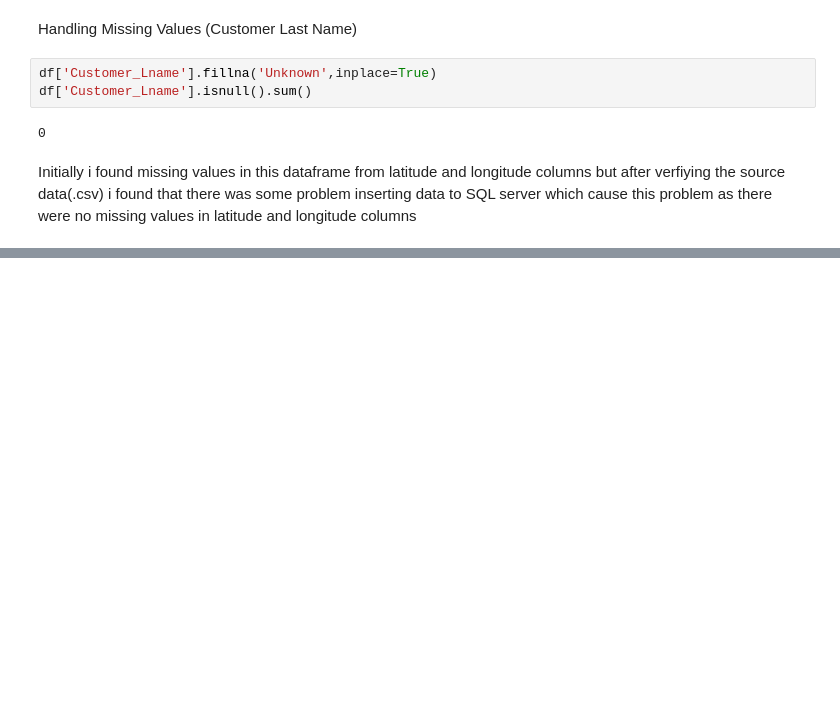
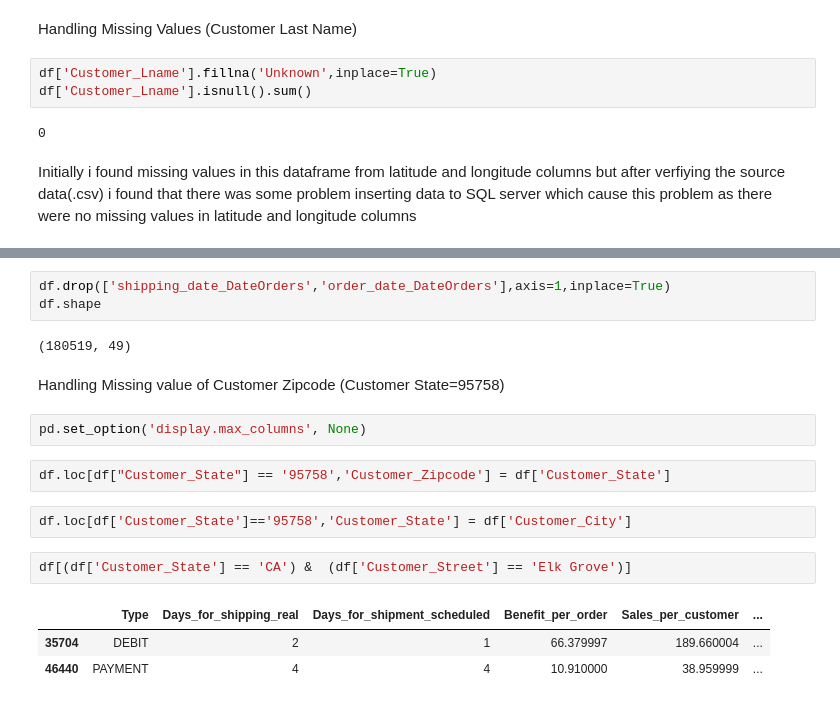
Before and after one commit to RutulPatel3/DataCoSupplyChain_DataAnalysisProject, a Jupyter notebook: python/EDA.ipynb, the cells around one changed output, grey strips where cells are left out. Saved outputs shown, nothing was run; the diff lists cells and outputs as text; blank space fills up the shorter version.

```diff
--- a/python/EDA.ipynb
+++ b/python/EDA.ipynb
@@ -183,0 +298,19 @@ Initially i found missing values in this dataframe from latitude and longitude c
+# %%
+df.drop(['shipping_date_DateOrders','order_date_DateOrders'],axis=1,inplace=True)
+df.shape
+# %% [output]
+(180519, 49)
+# %% [markdown]
+Handling Missing value of Customer Zipcode (Customer State=95758)
+# %%
+pd.set_option('display.max_columns', None)
+# %%
+df.loc[df["Customer_State"] == '95758','Customer_Zipcode'] = df['Customer_State']
+# %%
+df.loc[df['Customer_State']=='95758','Customer_State'] = df['Customer_City']
+# %%
+df[(df['Customer_State'] == 'CA') &  (df['Customer_Street'] == 'Elk Grove')]
+# %% [output]
+|  | Type | Days_for_shipping_real | Days_for_shipment_scheduled | Benefit_per_order | Sales_per_customer | ... |
+| 35704 | DEBIT | 2 | 1 | 66.379997 | 189.660004 | ... |
+| 46440 | PAYMENT | 4 | 4 | 10.910000 | 38.959999 | ... |
```
Also changed, not shown: parts of 28 cells of this notebook, 2 other files.
